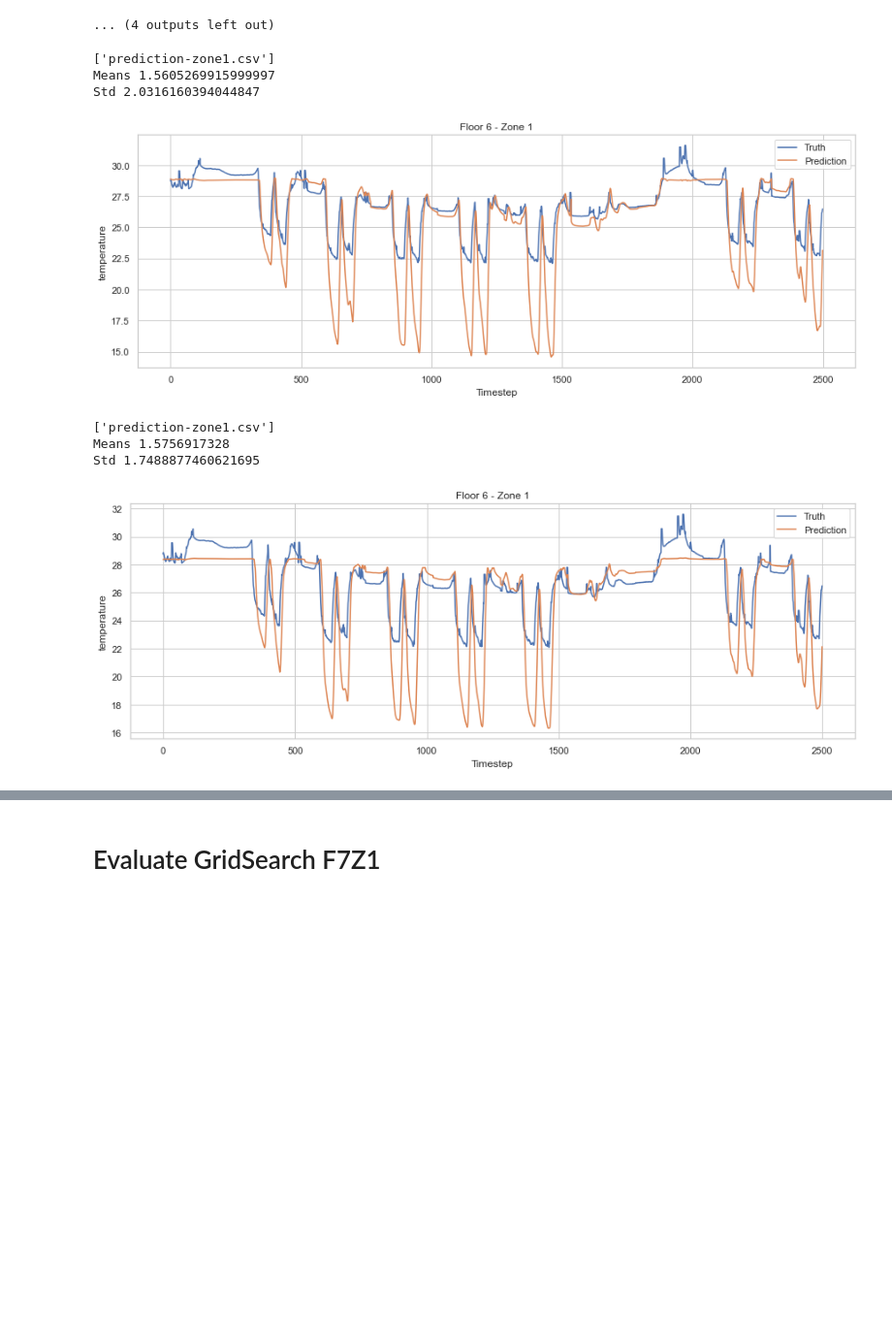
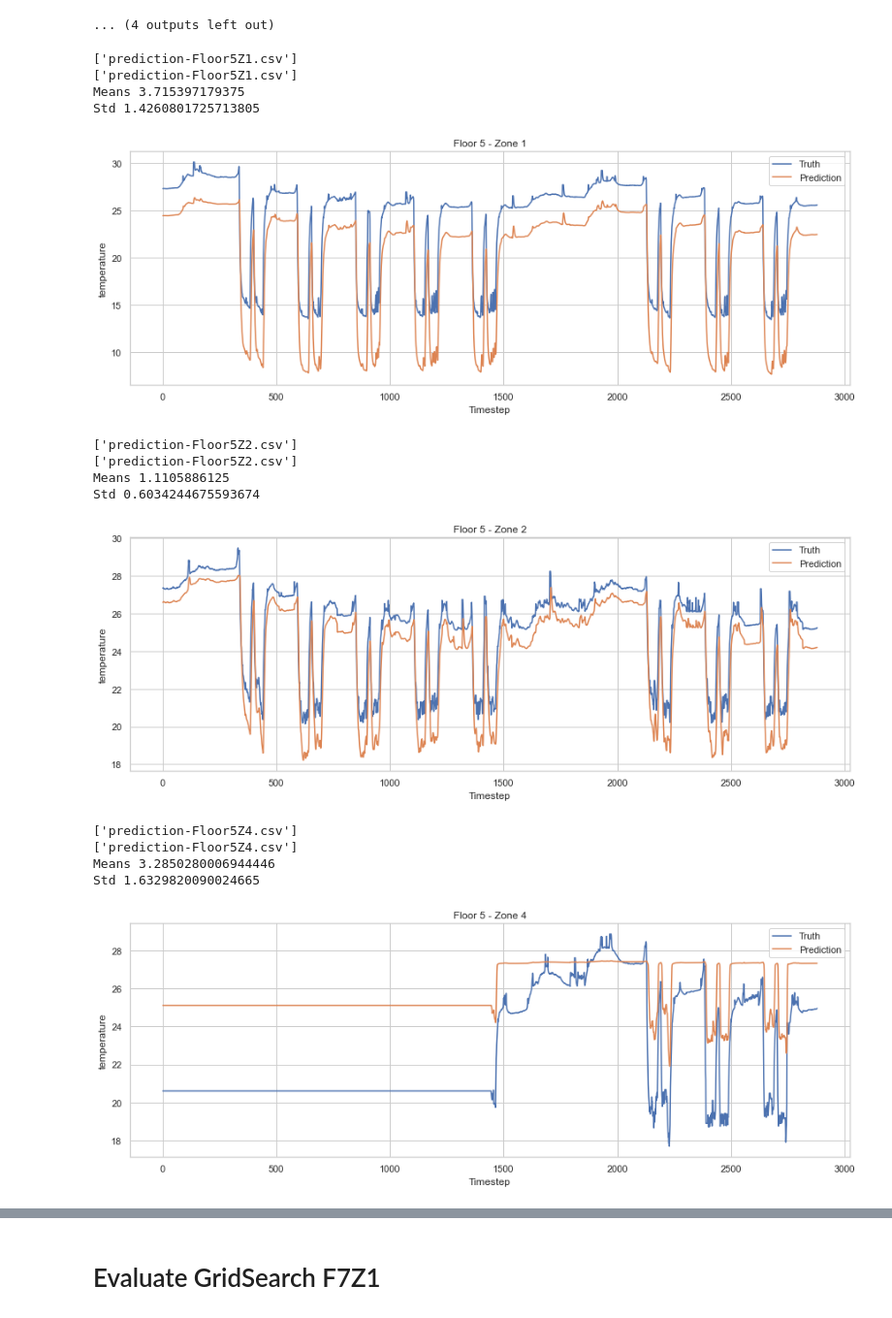
Before and after one commit to AnganMitra/decentralearn, a Jupyter notebook: DMFW/src/GeneratePlot.ipynb, the cells around one changed output, grey strips where cells are left out. Shown at 97% size. Saved outputs shown, nothing was run; the diff lists cells and outputs as text; code cells hidden in the pictures; blank space fills up the shorter version.

```diff
--- a/DMFW/src/GeneratePlot.ipynb
+++ b/DMFW/src/GeneratePlot.ipynb
@@ -518,16 +479,24 @@ Means 0.9725468113425927
 Std 0.8609651898528489
 [figure]
 ... (4 outputs left out)
-# %%
-for k in [8,16]:
-    path = f"/Users/Slaton/Documents/DMFW/BangkokDataAnalysis/gitdecenlearn/Analysis/temp-version3/grid11/SingleZone/alpha095-cnn-shuffle-conv2chan{k}/"
-    plotPrediction(path, None, "temperature",str(1),"6",0, nb_timestep)
-# %% [output]
-['prediction-zone1.csv']
-Means 1.5605269915999997
-Std 2.0316160394044847
-[figure, removed]
-['prediction-zone1.csv']
-Means 1.5756917328
-Std 1.7488877460621695
-[figure, removed]
+# %%
+three_zones = "/Users/Slaton/Documents/DMFW/BangkokDataAnalysis/gitdecenlearn/Analysis/temp-version3/complete/567Zone/alpha095-cut20april-hid64-72/"
+# %%
+for zone in [1,2,4,5]:
+    plotPrediction(three_zones,None,"temperature",str(zone),"5",0,10*nb_timestep)
+# %% [output]
+['prediction-Floor5Z1.csv']
+['prediction-Floor5Z1.csv']
+Means 3.715397179375
+Std 1.4260801725713805
+[figure, added]
+['prediction-Floor5Z2.csv']
+['prediction-Floor5Z2.csv']
+Means 1.1105886125
+Std 0.6034244675593674
+[figure, added]
+['prediction-Floor5Z4.csv']
+['prediction-Floor5Z4.csv']
+Means 3.2850280006944446
+Std 1.6329820090024665
+[figure, added]
```
Also changed, not shown: parts of 8 cells of this notebook, 53 other files.
